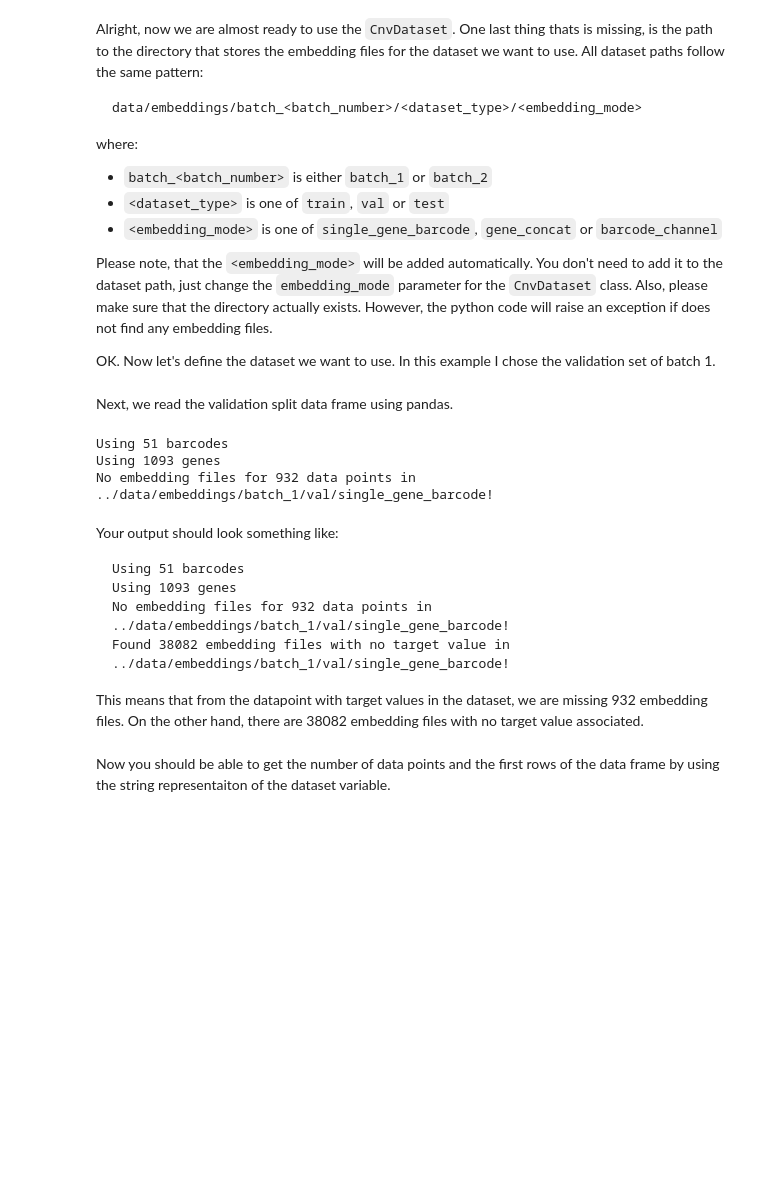
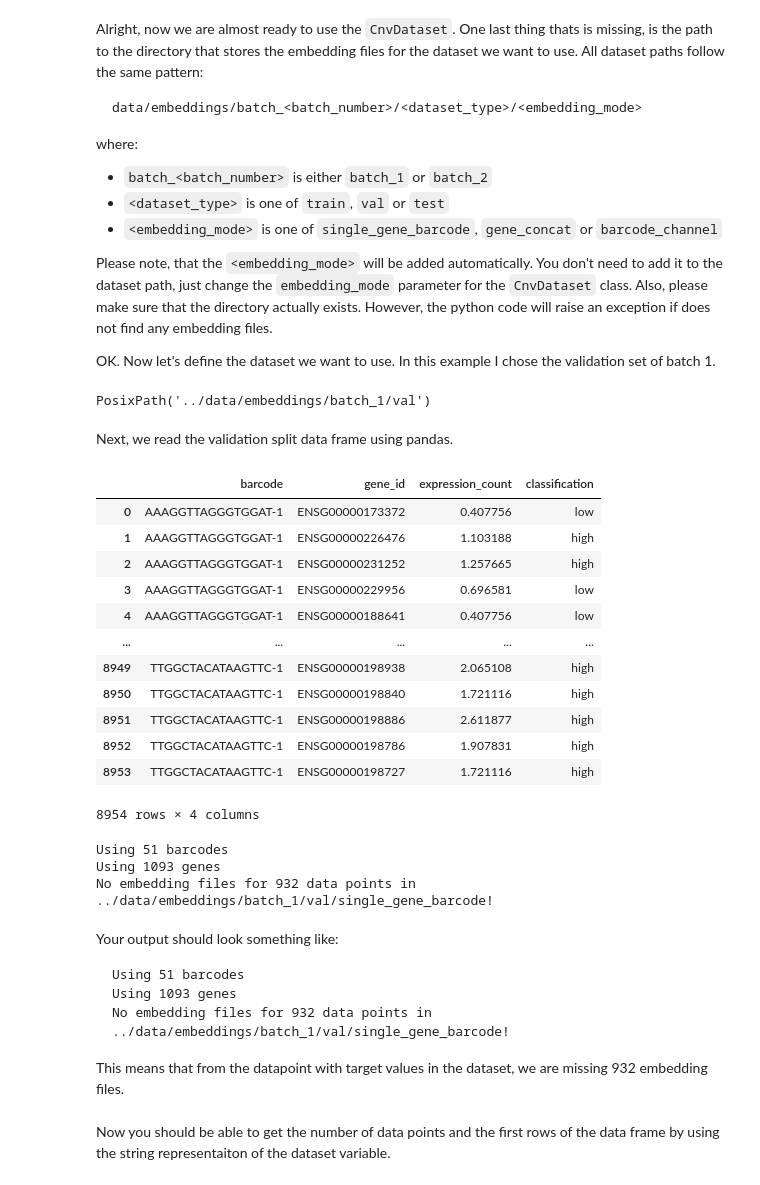
Before and after one commit to riccardoAli31/Gene-expression-changes-from-CNV, a Jupyter notebook: preprocessing/dataset_example.ipynb, the cells around one changed output. Saved outputs shown, nothing was run; the diff lists cells and outputs as text; code cells hidden in the pictures; blank space fills up the shorter version.

Commit message:
updated dataset tutorial; added section on iteration

````diff
--- a/preprocessing/dataset_example.ipynb
+++ b/preprocessing/dataset_example.ipynb
@@ -54,10 +54,29 @@ OK. Now let's define the dataset we want to use.
 In this example I chose the validation set of batch 1.
 # %%
 dataset_root = data_root / 'embeddings' / 'batch_1' / 'val'
+dataset_root
+# %% [output]
+PosixPath('../data/embeddings/batch_1/val')
 # %% [markdown]
 Next, we read the validation split data frame using pandas.
 # %%
+b1_val_path = data_root / 'splits' / 'batch1_val_filtered.tsv'
 b1_val_df = pd.read_csv(b1_val_path, sep='\t')
+b1_val_df
+# %% [output]
+|  | barcode | gene_id | expression_count | classification |
+| 0 | AAAGGTTAGGGTGGAT-1 | ENSG00000173372 | 0.407756 | low |
+| 1 | AAAGGTTAGGGTGGAT-1 | ENSG00000226476 | 1.103188 | high |
+| 2 | AAAGGTTAGGGTGGAT-1 | ENSG00000231252 | 1.257665 | high |
+| 3 | AAAGGTTAGGGTGGAT-1 | ENSG00000229956 | 0.696581 | low |
+| 4 | AAAGGTTAGGGTGGAT-1 | ENSG00000188641 | 0.407756 | low |
+| ... | ... | ... | ... | ... |
+| 8949 | TTGGCTACATAAGTTC-1 | ENSG00000198938 | 2.065108 | high |
+| 8950 | TTGGCTACATAAGTTC-1 | ENSG00000198840 | 1.721116 | high |
+| 8951 | TTGGCTACATAAGTTC-1 | ENSG00000198886 | 2.611877 | high |
+| 8952 | TTGGCTACATAAGTTC-1 | ENSG00000198786 | 1.907831 | high |
+| 8953 | TTGGCTACATAAGTTC-1 | ENSG00000198727 | 1.721116 | high |
+8954 rows × 4 columns
 # %%
 b1_val_dataset = CnvDataset(
     root=dataset_root,
@@ -74,11 +92,9 @@ Your output should look something like:
 Using 51 barcodes
 Using 1093 genes
 No embedding files for 932 data points in ../data/embeddings/batch_1/val/single_gene_barcode!
-Found 38082 embedding files with no target value in ../data/embeddings/batch_1/val/single_gene_barcode!
 ```
 
 This means that from the datapoint with target values in the dataset, we are missing 932 embedding files.
-On the other hand, there are 38082 embedding files with no target value associated.
 # %% [markdown]
 Now you should be able to get the number of data points and the first rows of the data frame by using the string representaiton of the dataset variable.
 # %%
````
Also changed, not shown: parts of 19 cells of this notebook.
